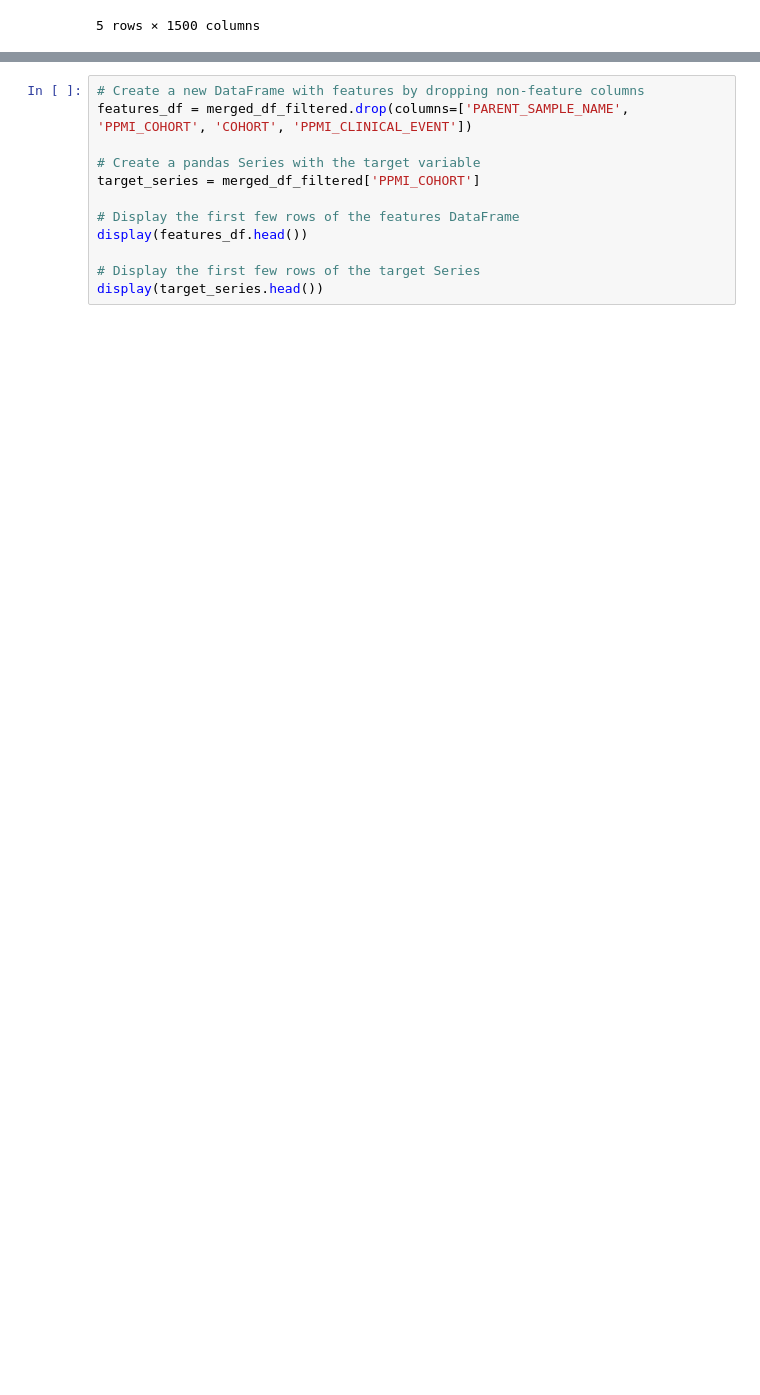
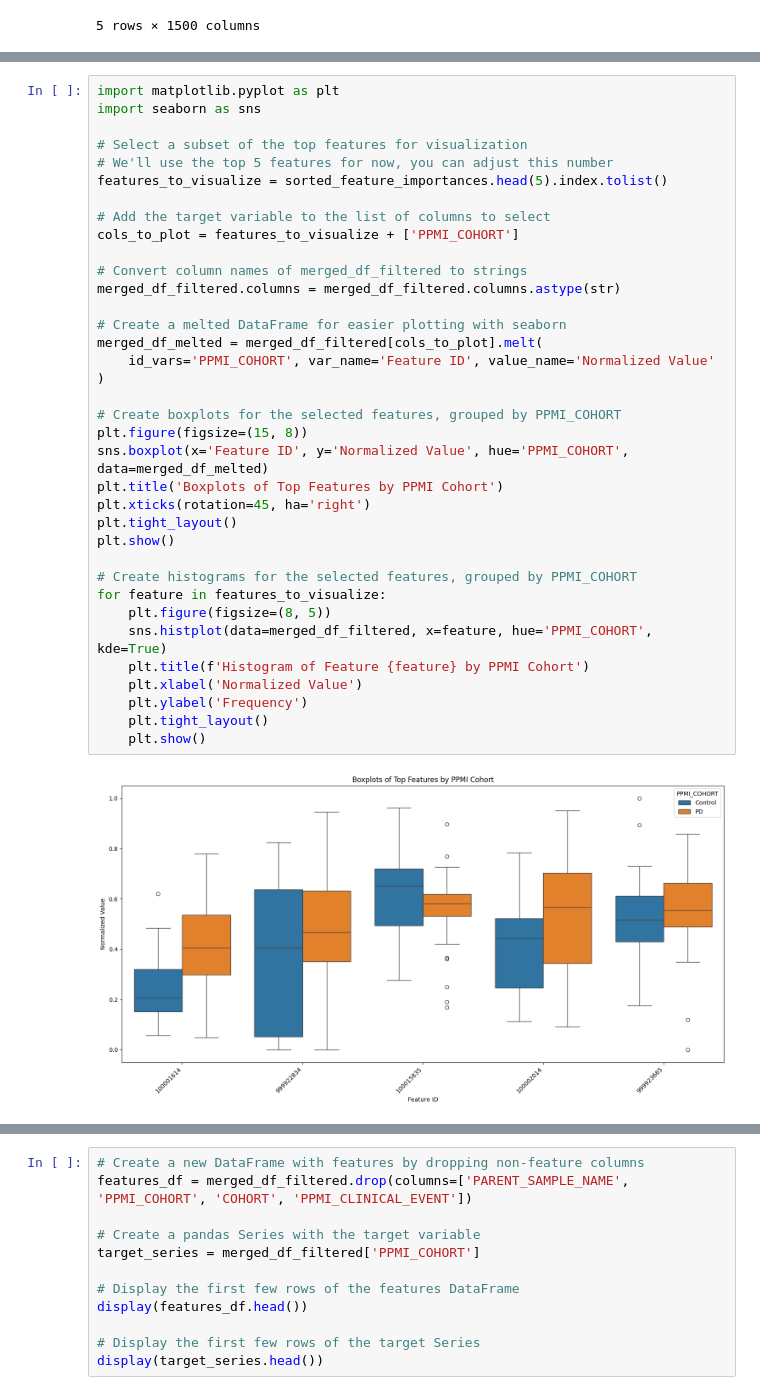
Before and after one commit to zrsteff/CSC587-PD-Project, a Jupyter notebook: PD_Project_Group_1.ipynb, the cells around one changed output, grey strips where cells are left out. Saved outputs shown, nothing was run; the diff lists cells and outputs as text; blank space fills up the shorter version.

```diff
--- a/PD_Project_Group_1.ipynb
+++ b/PD_Project_Group_1.ipynb
@@ -139,0 +179,38 @@ display(merged_df_filtered.head())
+# %%
+import matplotlib.pyplot as plt
+import seaborn as sns
+
+# Select a subset of the top features for visualization
+# We'll use the top 5 features for now, you can adjust this number
+features_to_visualize = sorted_feature_importances.head(5).index.tolist()
+
+# Add the target variable to the list of columns to select
+cols_to_plot = features_to_visualize + ['PPMI_COHORT']
+
+# Convert column names of merged_df_filtered to strings
+merged_df_filtered.columns = merged_df_filtered.columns.astype(str)
+
+# Create a melted DataFrame for easier plotting with seaborn
+merged_df_melted = merged_df_filtered[cols_to_plot].melt(
+    id_vars='PPMI_COHORT', var_name='Feature ID', value_name='Normalized Value'
+)
+
+# Create boxplots for the selected features, grouped by PPMI_COHORT
+plt.figure(figsize=(15, 8))
+sns.boxplot(x='Feature ID', y='Normalized Value', hue='PPMI_COHORT', data=merged_df_melted)
+plt.title('Boxplots of Top Features by PPMI Cohort')
+plt.xticks(rotation=45, ha='right')
+plt.tight_layout()
+plt.show()
+
+# Create histograms for the selected features, grouped by PPMI_COHORT
+for feature in features_to_visualize:
+    plt.figure(figsize=(8, 5))
+    sns.histplot(data=merged_df_filtered, x=feature, hue='PPMI_COHORT', kde=True)
+    plt.title(f'Histogram of Feature {feature} by PPMI Cohort')
+    plt.xlabel('Normalized Value')
+    plt.ylabel('Frequency')
+    plt.tight_layout()
+    plt.show()
+# %% [output]
+[figure, added]
```
Also changed, not shown: parts of 40 cells of this notebook.
